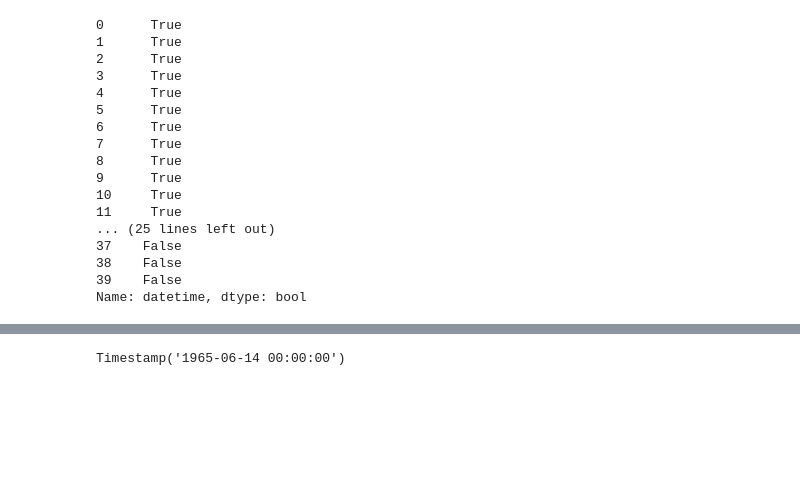
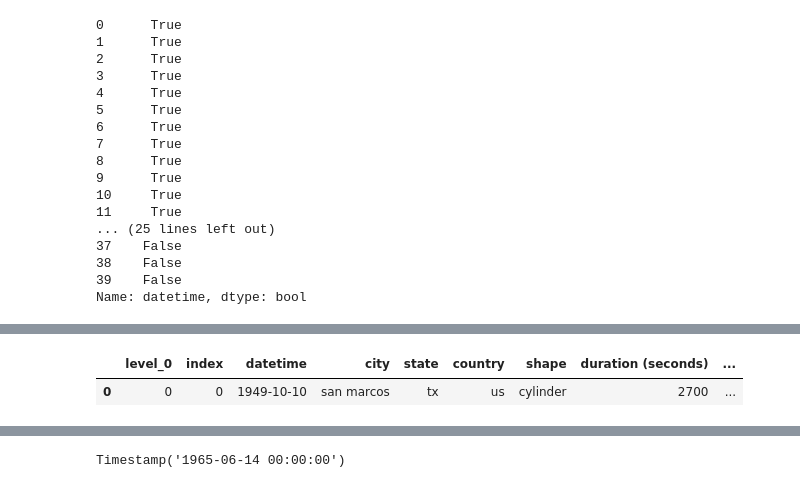
Before and after one commit to LuisSerranoCerame/Aliens, a Jupyter notebook: Cleaning_UFO_Dataset.ipynb, the cells around one changed output, grey strips where cells are left out. Cells and saved outputs as stored; diff of their text form; code cells hidden in the pictures; blank space fills up the shorter version.

```diff
--- a/Cleaning_UFO_Dataset.ipynb
+++ b/Cleaning_UFO_Dataset.ipynb
@@ -211,0 +233,3 @@ Name: datetime, dtype: bool
+# %%
+def type_point(lista):
+    return {"type":"Point", "coordinates": lista}
@@ -211,0 +245,5 @@ Name: datetime, dtype: bool
+# %%
+ufo_usagdf.head(1)
+# %% [output]
+|  | level_0 | index | datetime | city | state | country | shape | duration (seconds) | ... |
+| 0 | 0 | 0 | 1949-10-10 | san marcos | tx | us | cylinder | 2700 | ... |
```
Also changed, not shown: parts of 17 cells of this notebook, 4 other files.
